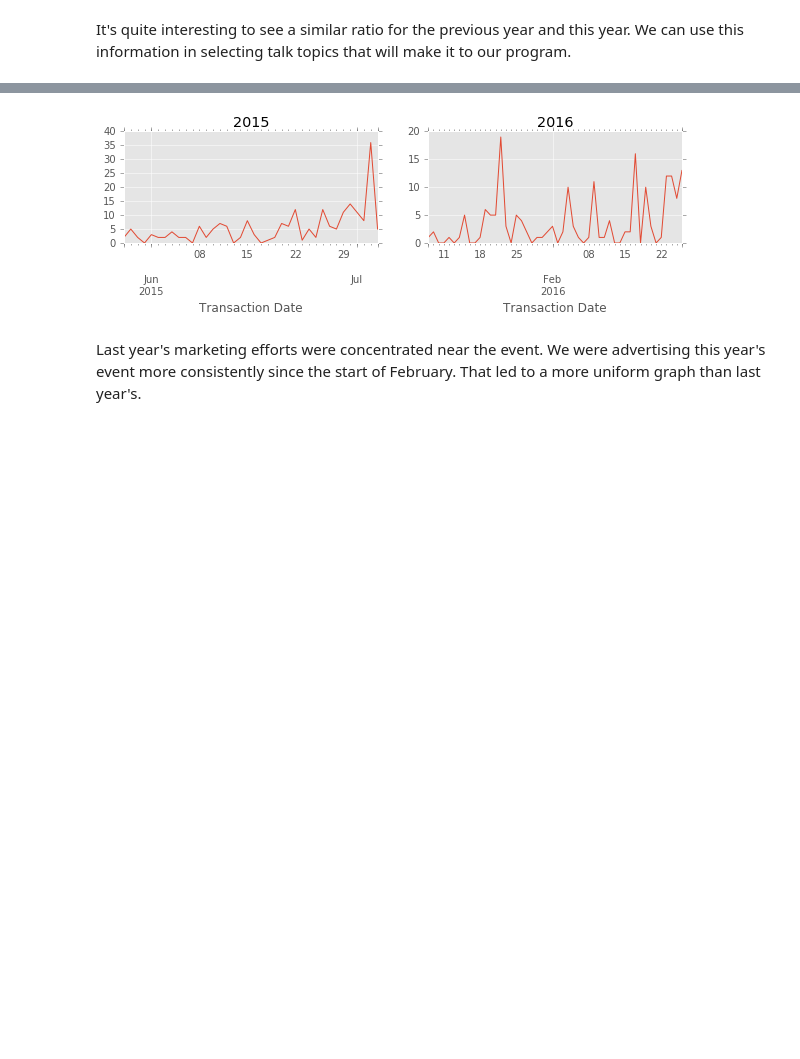
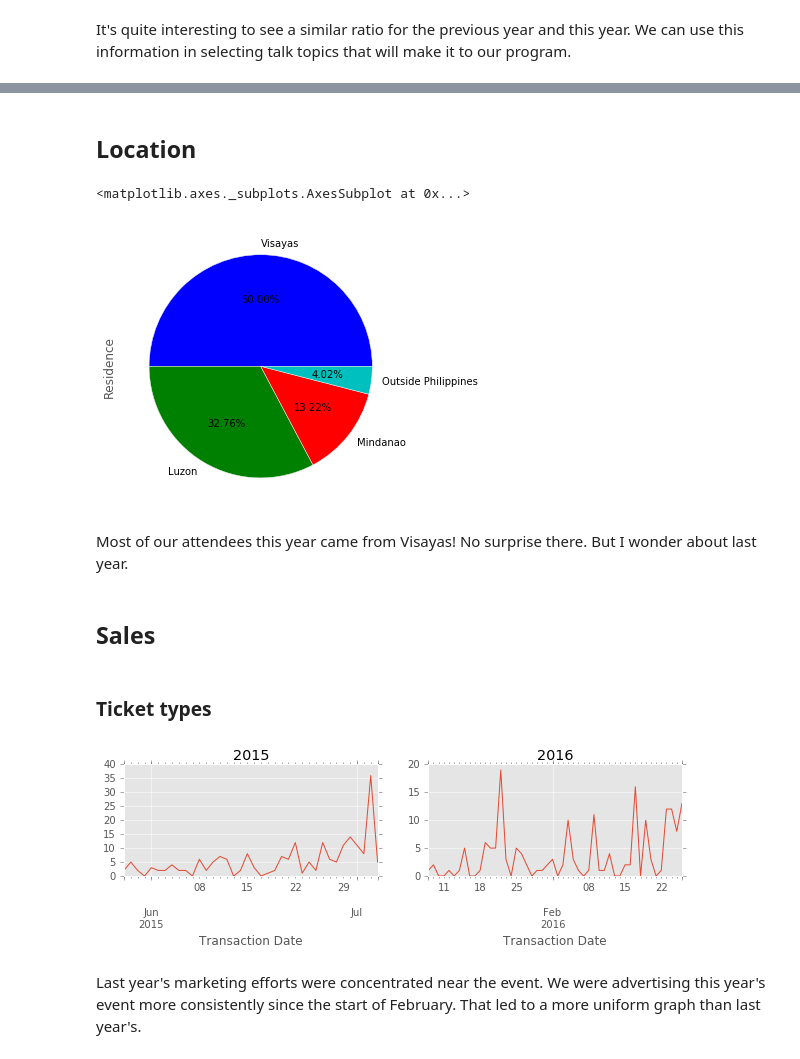
Before and after one commit to pythonph/notebooks, a Jupyter notebook: pycon-stats.ipynb, the cells around one changed output, grey strips where cells are left out. Cells and saved outputs as stored; diff of their text form; code cells hidden in the pictures; blank space fills up the shorter version.

```diff
--- a/pycon-stats.ipynb
+++ b/pycon-stats.ipynb
@@ -42,3 +44,16 @@ It's quite interesting to see a similar ratio for the previous year and this yea
+# %% [markdown]
+## Location
+# %%
+csv_2016['Residence'].value_counts().plot(figsize=(5, 5), **pie_kwargs)
+# %% [output]
+<matplotlib.axes._subplots.AxesSubplot at 0x...>
+[figure, added]
+# %% [markdown]
+Most of our attendees this year came from Visayas! No surprise there. But I wonder about last year.
+# %% [markdown]
+## Sales
+# %% [markdown]
+### Ticket types
 # %%
 fig, (ax1, ax2) = plt.subplots(ncols=2, figsize=(10, 2))
 csv_2015.set_index(csv_2015['Transaction Date']).groupby(pd.TimeGrouper('D'))['Ticket ID'].count() \
```
Also changed, not shown: parts of 9 cells of this notebook.
